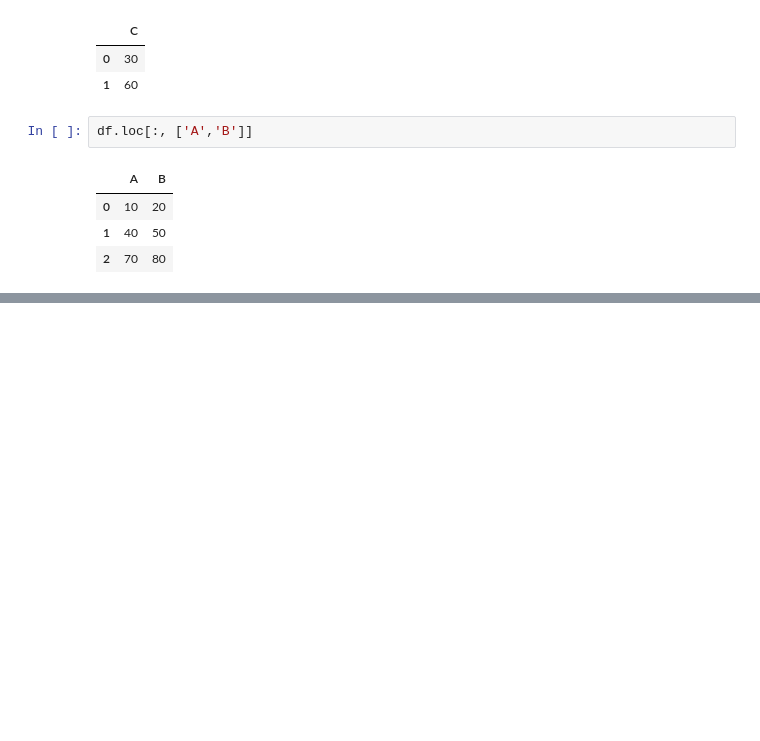
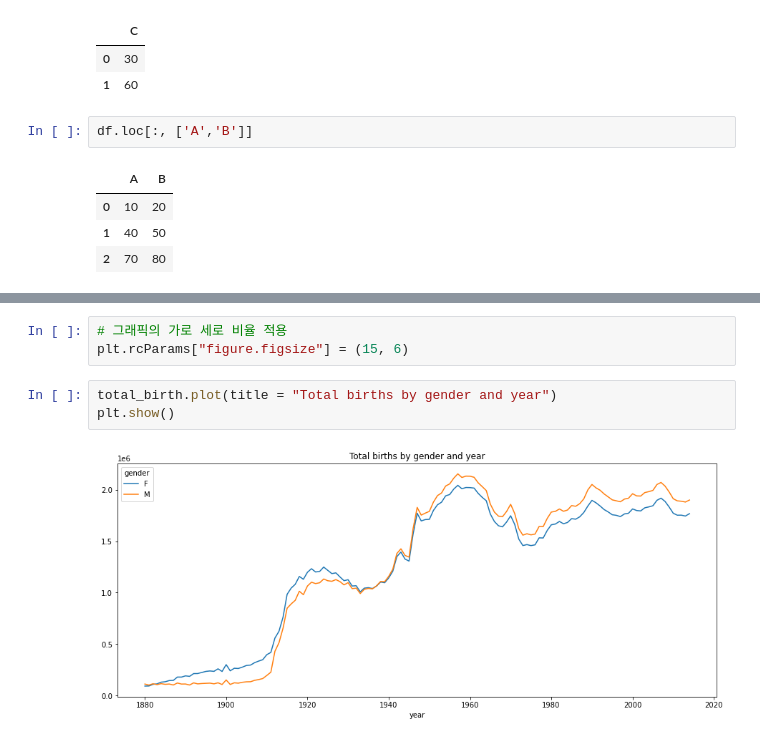
Before and after one commit to hyeopyi/Python_Study, a Jupyter notebook: 3.DataAnalysis/Note/00.데이터분석 Preview.ipynb, the cells around one changed output, grey strips where cells are left out. Saved outputs shown, nothing was run; the diff lists cells and outputs as text; blank space fills up the shorter version.

```diff
--- a/3.DataAnalysis/Note/00.데이터분석 Preview.ipynb
+++ b/3.DataAnalysis/Note/00.데이터분석 Preview.ipynb
@@ -82,0 +374,8 @@ df.loc[:, ['A','B']]
+# %%
+# 그래픽의 가로 세로 비율 적용
+plt.rcParams["figure.figsize"] = (15, 6)
+# %%
+total_birth.plot(title = "Total births by gender and year")
+plt.show()
+# %% [output]
+[figure, added]
```
Also changed, not shown: parts of 42 cells of this notebook, 6 other files.
